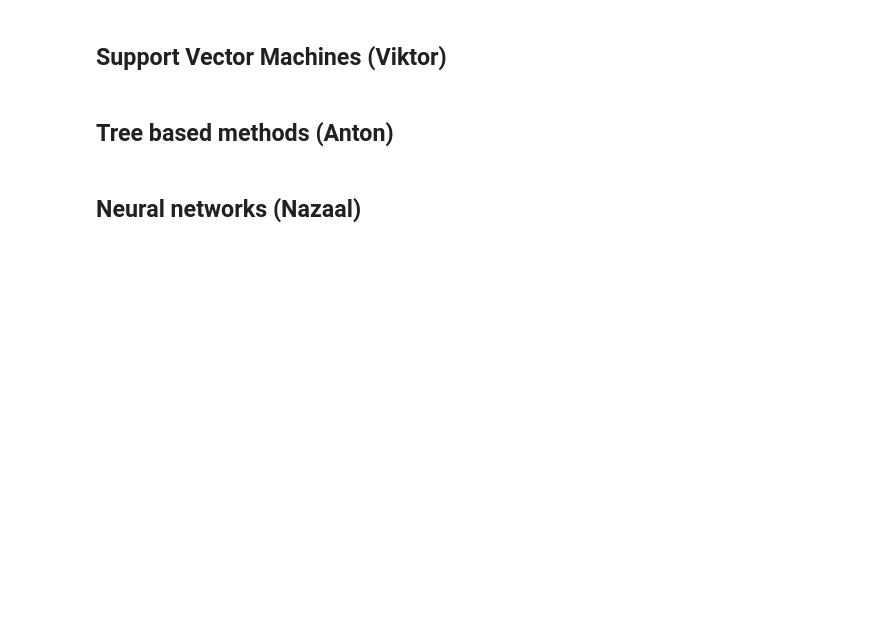
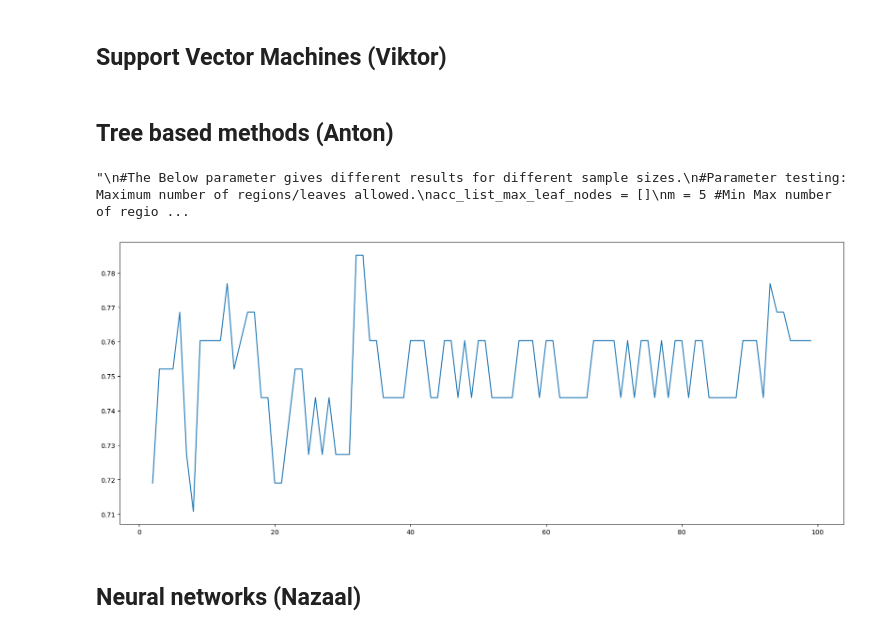
Before and after one commit to mnazaal/SF2935-Modern-Methods-In-Statistical-Learning, a Jupyter notebook: Project.ipynb, the cells around one changed output. Cells and saved outputs as stored; diff of their text form; code cells hidden in the pictures; blank space fills up the shorter version.

Commit message:
Tree based methods added.

```diff
--- a/Project.ipynb
+++ b/Project.ipynb
@@ -111,0 +128,7 @@ Accuracy:  0.8099173553719008
+# %%
+#Assumes that the proportion of probabilites is 0.5.
+
+qda = QuadraticDiscriminantAnalysis() #Creates QDA instance.
+qda.fit(x_train,y_train) #Training.
+qda_predictions = qda.predict(x_test) #The predictions for the test set.
+print('Accuracy of QDA is: ',metrics.accuracy_score(y_test,qda_predictions))
@@ -163,5 +173,52 @@ Accuracy of LDA is:  0.8181818181818182
 ## Support Vector Machines (Viktor)
 # %% [markdown]
 ## Tree based methods (Anton)
+# %%
+"""
+clt = tree.DecisionTreeClassifier()
+clt.fit(x_train, y_train)
+y_pred = clt.predict(x_test)
+print("The accuracy is: ", metrics.accuracy_score(y_test,y_pred))
+"""
+
+
+#The below parameter is "sample size independent".
+#Parameter testing: Minimum datapoints required to split a region/node.
+acc_list_min_samples_split = []
+n = 100 #Minimum sample size needed to split.
+for i in range(2,n):
+    clt.set_params(min_samples_split=i)
+    clt = clt.fit(x_train, y_train)
+    y_pred = clt.predict(x_test)
+    acc_list_min_samples_split.append(metrics.accuracy_score(y_test,y_pred))
+plt.plot(range(2,n),acc_list_min_samples_split)
+
+
+"""
+#The Below parameter gives different results for different sample sizes.
+#Parameter testing: Maximum number of regions/leaves allowed.
+acc_list_max_leaf_nodes = []
+m = 5 #Min Max number of regions/leaves allowed.
+n = 30 #Max Max number of regions/leaves allowed.
+for i in range(m,n):
+    clt.set_params(max_leaf_nodes=i)
+    clt = clt.fit(x_train, y_train)
+    y_pred = clt.predict(x_test)
+    acc_list_max_leaf_nodes.append(metrics.accuracy_score(y_test,y_pred))
+plt.plot(range(m,n),acc_list_max_leaf_nodes)
+#print('Accuracy: ', metrics.accuracy_score(y_test,y_pred))
+#print(argmax(acc_list_max_leaf_nodes))
+#Gets parameters.
+"""
+
+#print("The parameters are: ",clt.get_params())
+#print("The number of leaves is: ",clt.get_n_leaves())
+
+
+#Plots the tree.
+#tree.plot_tree(clt)
+# %% [output]
+"\n#The Below parameter gives different results for different sample sizes.\n#Parameter testing: Maximum number of regions/leaves allowed.\nacc_list_max_leaf_nodes = []\nm = 5 #Min Max number of regio ...
+[figure, added]
 # %% [markdown]
 ## Neural networks (Nazaal)
```
Also changed, not shown: parts of 12 cells of this notebook.
